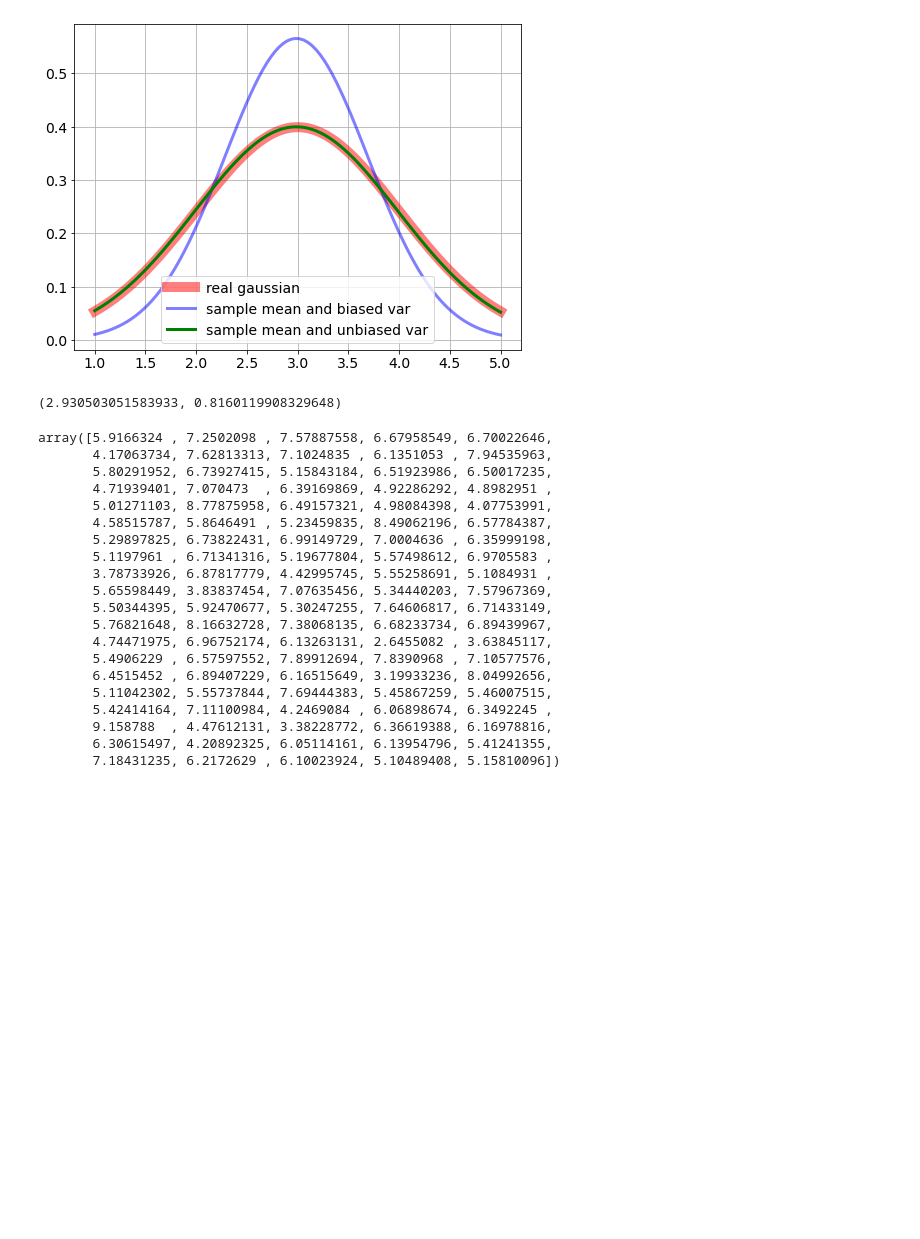
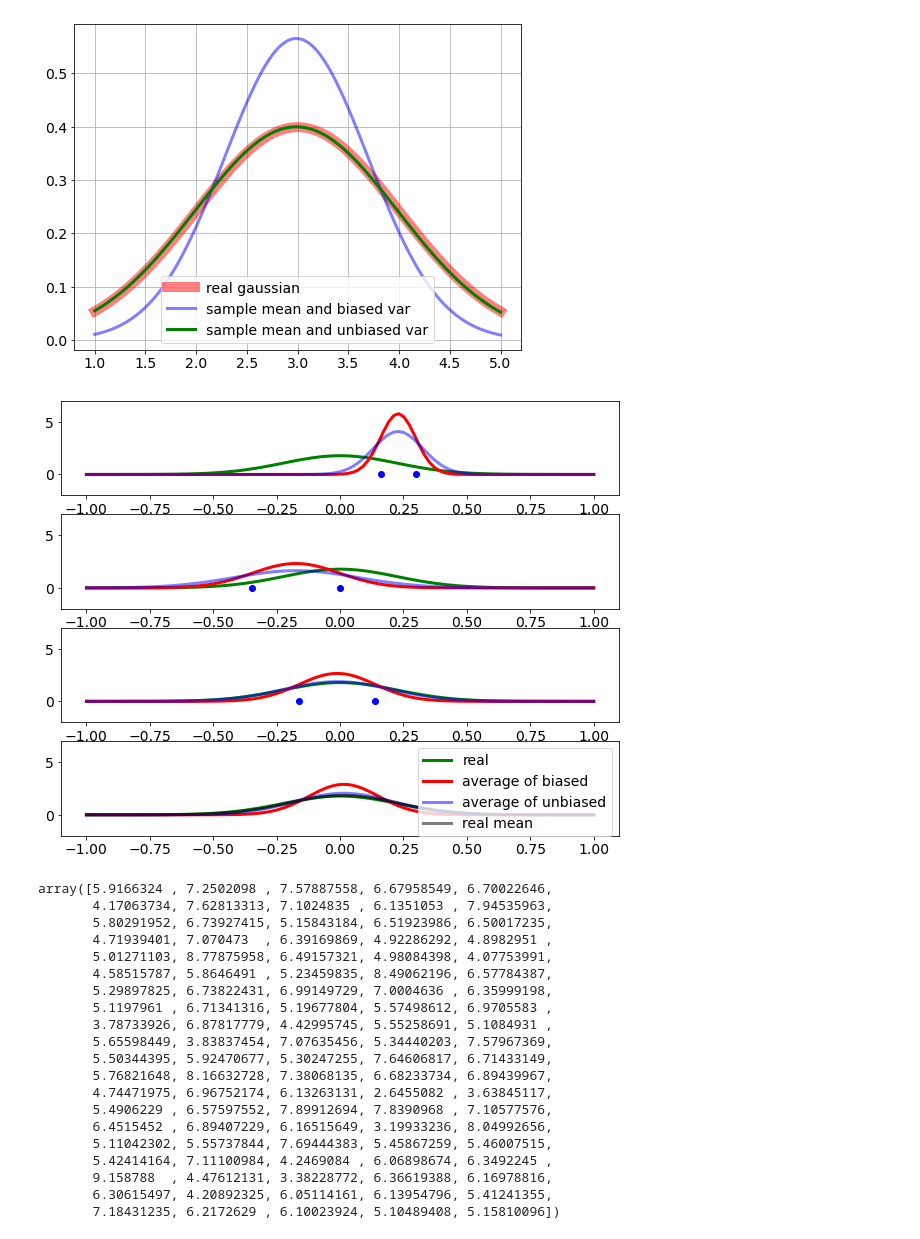
Before and after one commit to ha5ha6/judy_blog, a Jupyter notebook: _notebooks/bias_variance.ipynb, the cells around one changed output. Drawn from its saved outputs; the diff is of its cells as text; code cells hidden in the pictures; blank space fills up the shorter version.

```diff
--- a/_notebooks/bias_variance.ipynb
+++ b/_notebooks/bias_variance.ipynb
@@ -39,7 +39,46 @@ plt.savefig('un_bias_variance.png',dpi=350)
 # %% [output]
 [figure]
 # %%
-sample.mean(),(sample.std())**2
+np.random.seed(10)
+
+x=np.linspace(-1,1,100)
+mu,sig2=0,0.05
+N=2 #sample size
+
+plt.figure(figsize=(10,8))
+mu_hat_all=[]
+sig2_hat_all=[]
+sig2_hat_un_all=[]
+sig2_real_all=[]
+for i in range(3):
+    plt.subplot(4,1,i+1)
+    plt.ylim([-2,7])
+
+    sample=np.random.randn(N)*np.sqrt(sig2)+mu
+    plt.plot(sample,[0,0],'bo')
+
+    mu_hat=sample.sum()/N
+    sig2_hat=((sample-mu_hat)**2).sum()/N
+    sig2_hat_un=((sample-mu_hat)**2).sum()/(N-1)
+    sig2_real=((sample-mu)**2).sum()/N
+    mu_hat_all.append(mu_hat)
+    sig2_hat_all.append(sig2_hat)
+    sig2_hat_un_all.append(sig2_hat_un)
+    sig2_real_all.append(sig2_real)
+
+    plt.plot(x,gaussian(x,mu,sig2),'g',linewidth=3,label='real')
+    plt.plot(x,gaussian(x,mu_hat,sig2_hat),'r',linewidth=3,label='sample mean and var')
+    plt.plot(x,gaussian(x,mu_hat,sig2_hat_un),'b',linewidth=3,label='sample mean and var',alpha=0.5)
+
+plt.subplot(4,1,4)
+plt.ylim([-2,7])
+plt.plot(x,gaussian(x,mu,sig2),'g',linewidth=3,label='real')
+plt.plot(x,gaussian(x,sum(mu_hat_all)/3,sum(sig2_hat_all)/3),'r',linewidth=3,label='average of biased')
+plt.plot(x,gaussian(x,sum(mu_hat_all)/3,sum(sig2_hat_un_all)/3),'b',linewidth=3,label='average of unbiased',alpha=0.5)
+plt.plot(x,gaussian(x,sum(mu_hat_all)/3,sum(sig2_real_all)/3),'k',linewidth=3,label='real mean',alpha=0.5)
+
+plt.legend()
+plt.savefig('3_bias_variance.png',dpi=350)
 # %% [output]
-(2.930503051583933, 0.8160119908329648)
+[figure, added]
 # %%
```
Also changed, not shown: parts of 3 cells of this notebook, 3 other files.
